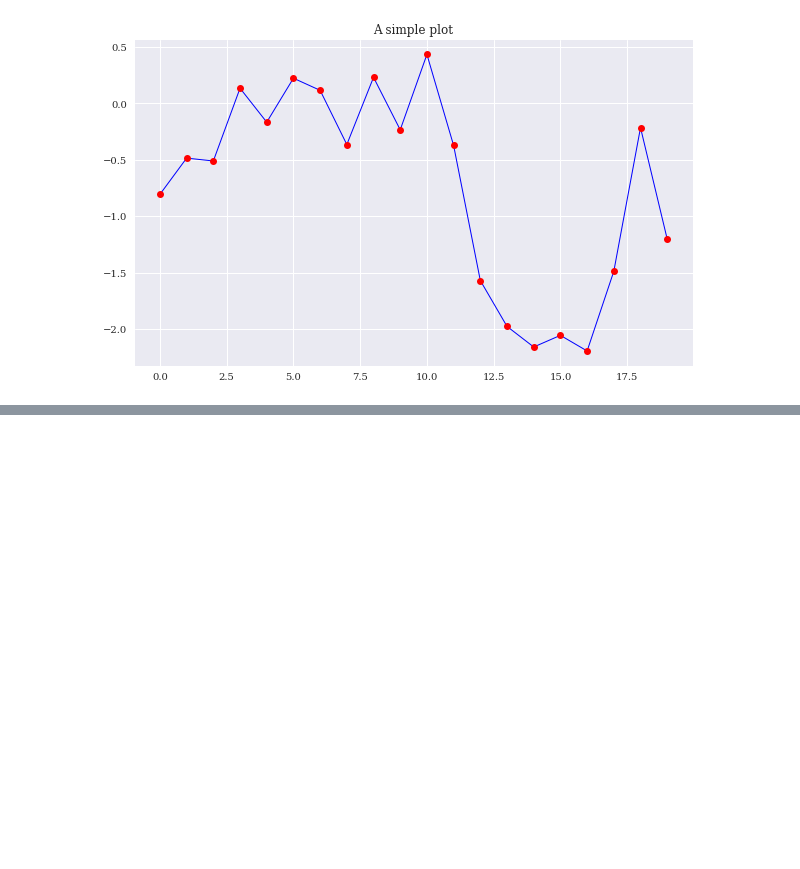
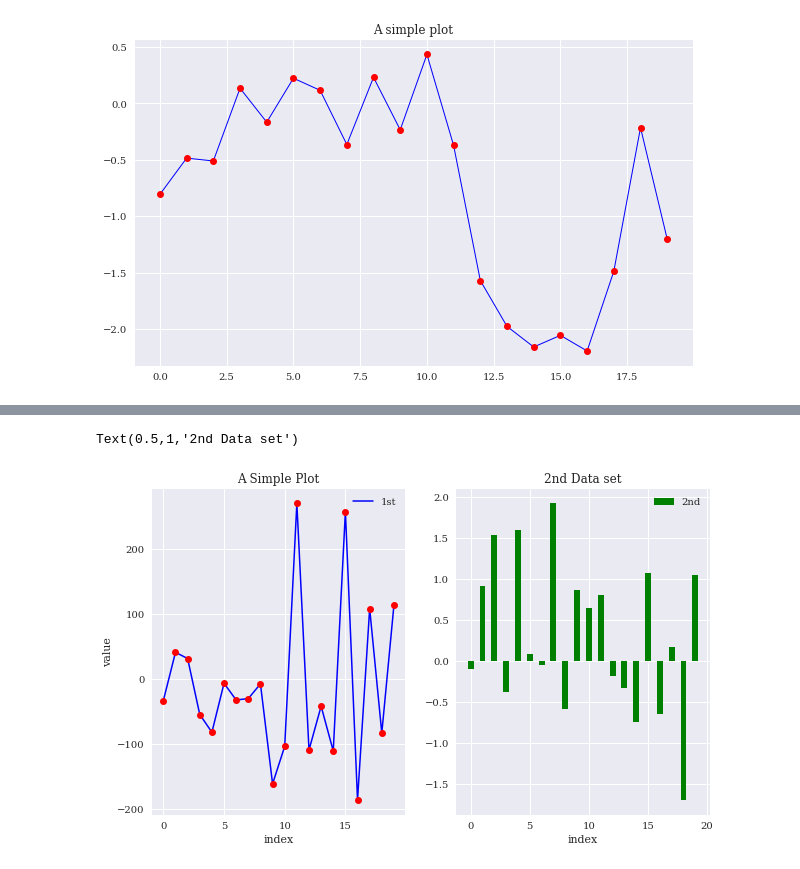
Before and after one commit to aimaketheworldbetter/machine_learning_project, a Jupyter notebook: quantitative_financial_analysis/static2D.ipynb, the cells around one changed output, grey strips where cells are left out. Saved outputs shown, nothing was run; the diff lists cells and outputs as text; code cells hidden in the pictures; blank space fills up the shorter version.

```diff
--- a/quantitative_financial_analysis/static2D.ipynb
+++ b/quantitative_financial_analysis/static2D.ipynb
@@ -38,0 +77,17 @@ Text(0.5,1,'A simple plot')
+# %%
+plt.figure(figsize=(10, 6))
+plt.subplot(121)
+plt.plot(y[:, 0], 'b', lw=1.5, label='1st')
+plt.plot(y[:, 0], 'ro')
+plt.legend(loc=0)
+plt.xlabel('index')
+plt.ylabel('value')
+plt.title('A Simple Plot')
+plt.subplot(122)
+plt.bar(np.arange(len(y)), y[:, 1], width=0.5, color='g', label='2nd')
+plt.legend(loc=0)
+plt.xlabel('index')
+plt.title('2nd Data set')
+# %% [output]
+Text(0.5,1,'2nd Data set')
+[figure, added]
```
Also changed, not shown: parts of 10 cells of this notebook, 3 other files.
